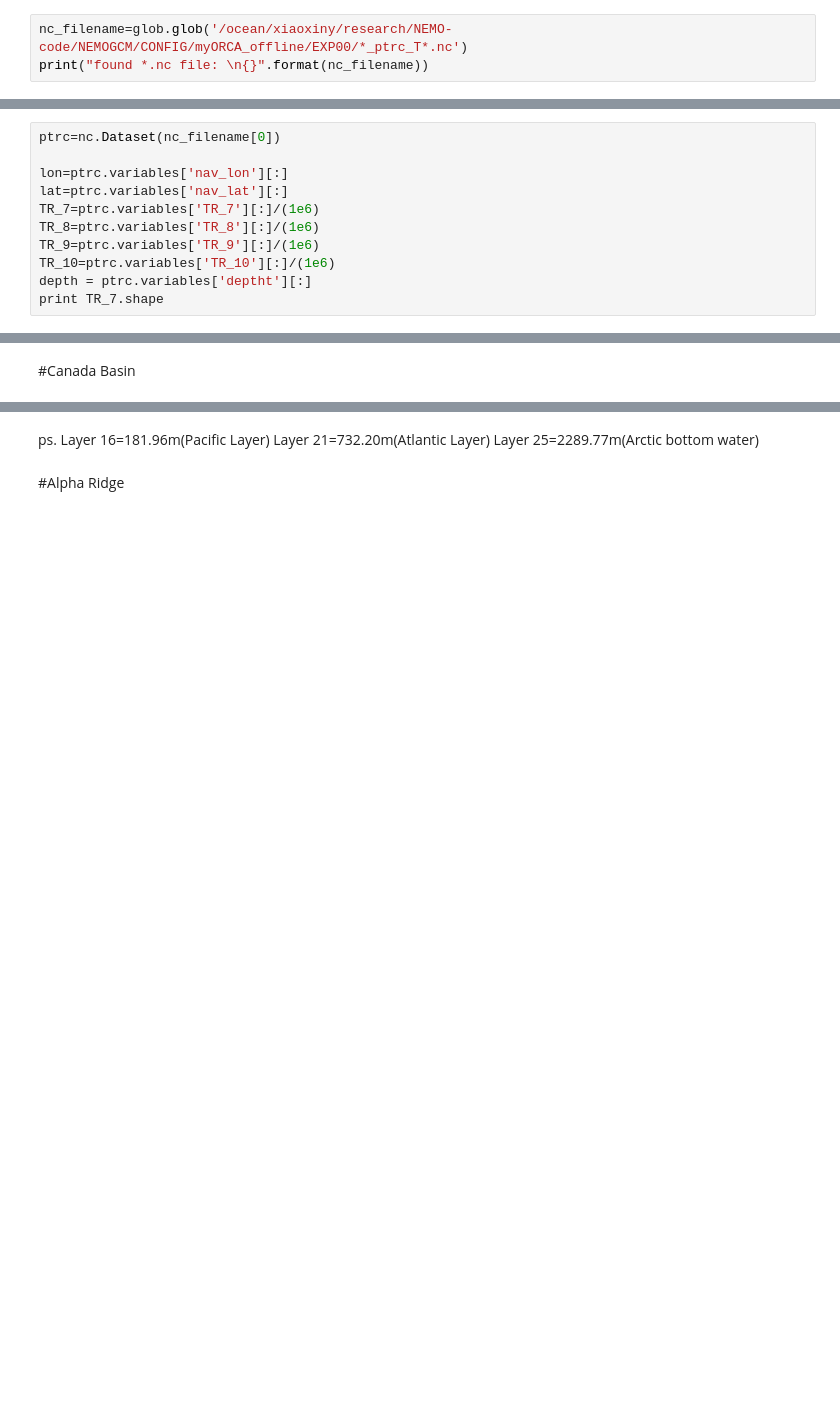
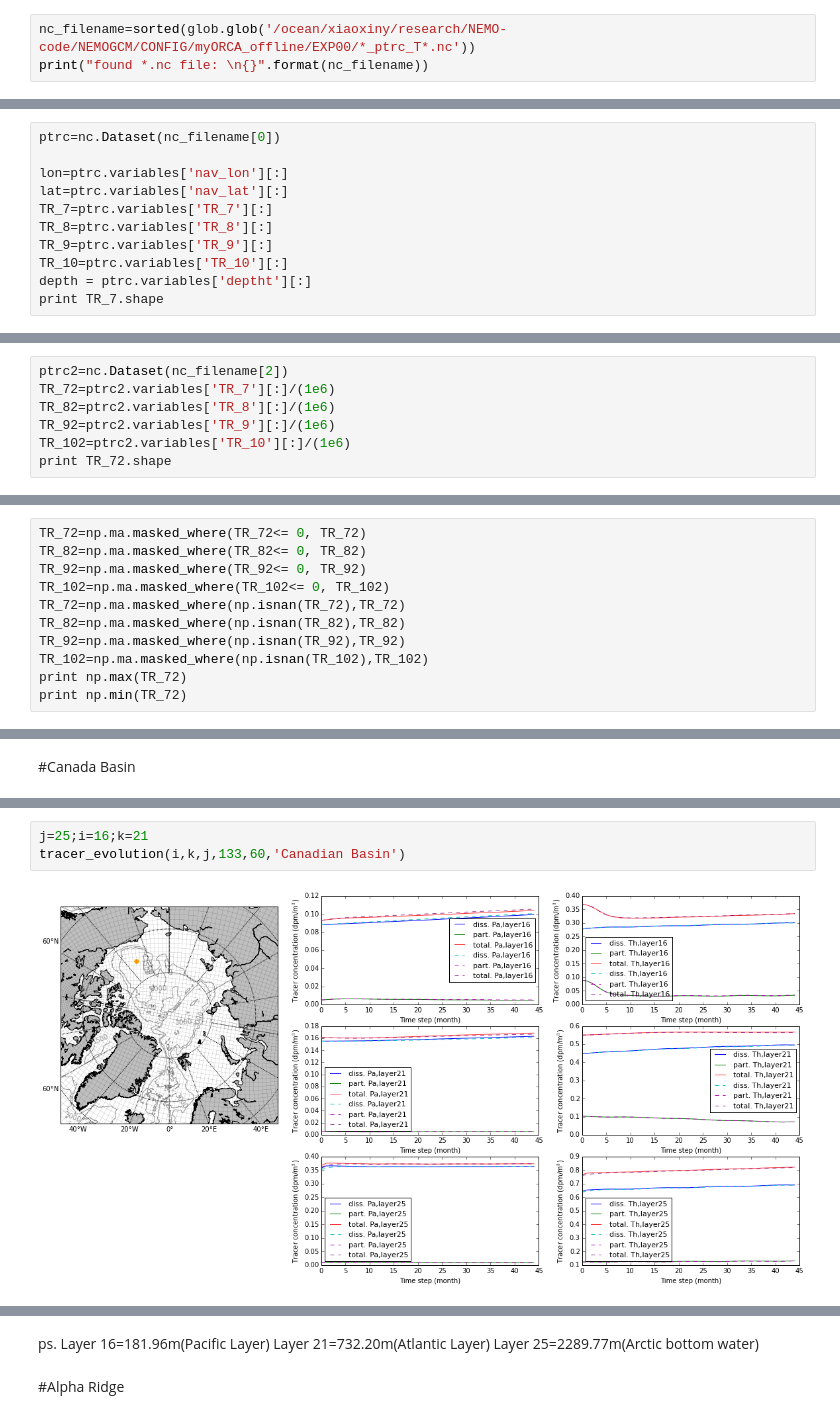
Before and after one commit to UBC-MOAD/analysis-cindy, a Jupyter notebook: notebooks/[ORCA_offline]TestMytrc.ipynb, the cells around one changed output, grey strips where cells are left out. Drawn from its saved outputs; the diff is of its cells as text; blank space fills up the shorter version.

```diff
--- a/notebooks/[ORCA_offline]TestMytrc.ipynb
+++ b/notebooks/[ORCA_offline]TestMytrc.ipynb
@@ -13,7 +13,7 @@ from matplotlib import gridspec
 from mpl_toolkits.basemap import cm,addcyclic,Basemap, shiftgrid
 % matplotlib inline
 # %%
-nc_filename=glob.glob('/ocean/xiaoxiny/research/NEMO-code/NEMOGCM/CONFIG/myORCA_offline/EXP00/*_ptrc_T*.nc')
+nc_filename=sorted(glob.glob('/ocean/xiaoxiny/research/NEMO-code/NEMOGCM/CONFIG/myORCA_offline/EXP00/*_ptrc_T*.nc'))
 print("found *.nc file: \n{}".format(nc_filename))
 # %% [output]
 found *.nc file:
@@ -23,11 +23,18 @@ ptrc=nc.Dataset(nc_filename[0])
 
 lon=ptrc.variables['nav_lon'][:]
 lat=ptrc.variables['nav_lat'][:]
-TR_7=ptrc.variables['TR_7'][:]/(1e6)
-TR_8=ptrc.variables['TR_8'][:]/(1e6)
-TR_9=ptrc.variables['TR_9'][:]/(1e6)
-TR_10=ptrc.variables['TR_10'][:]/(1e6)
+TR_7=ptrc.variables['TR_7'][:]
+TR_8=ptrc.variables['TR_8'][:]
+TR_9=ptrc.variables['TR_9'][:]
+TR_10=ptrc.variables['TR_10'][:]
 depth = ptrc.variables['deptht'][:]
 print TR_7.shape
 # %% [output]
 (45, 31, 149, 182)
+# %%
+ptrc2=nc.Dataset(nc_filename[2])
+TR_72=ptrc2.variables['TR_7'][:]/(1e6)
+TR_82=ptrc2.variables['TR_8'][:]/(1e6)
+TR_92=ptrc2.variables['TR_9'][:]/(1e6)
+TR_102=ptrc2.variables['TR_10'][:]/(1e6)
+print TR_72.shape
@@ -42,0 +57,11 @@ TR_10=np.ma.masked_where(np.isnan(TR_10),TR_10)
+# %%
+TR_72=np.ma.masked_where(TR_72<= 0, TR_72)
+TR_82=np.ma.masked_where(TR_82<= 0, TR_82)
+TR_92=np.ma.masked_where(TR_92<= 0, TR_92)
+TR_102=np.ma.masked_where(TR_102<= 0, TR_102)
+TR_72=np.ma.masked_where(np.isnan(TR_72),TR_72)
+TR_82=np.ma.masked_where(np.isnan(TR_82),TR_82)
+TR_92=np.ma.masked_where(np.isnan(TR_92),TR_92)
+TR_102=np.ma.masked_where(np.isnan(TR_102),TR_102)
+print np.max(TR_72)
+print np.min(TR_72)
@@ -129,0 +175,5 @@ plt.show()
+# %%
+j=25;i=16;k=21
+tracer_evolution(i,k,j,133,60,'Canadian Basin')
+# %% [output]
+[figure, added]
```
Also changed, not shown: parts of 30 cells of this notebook.
